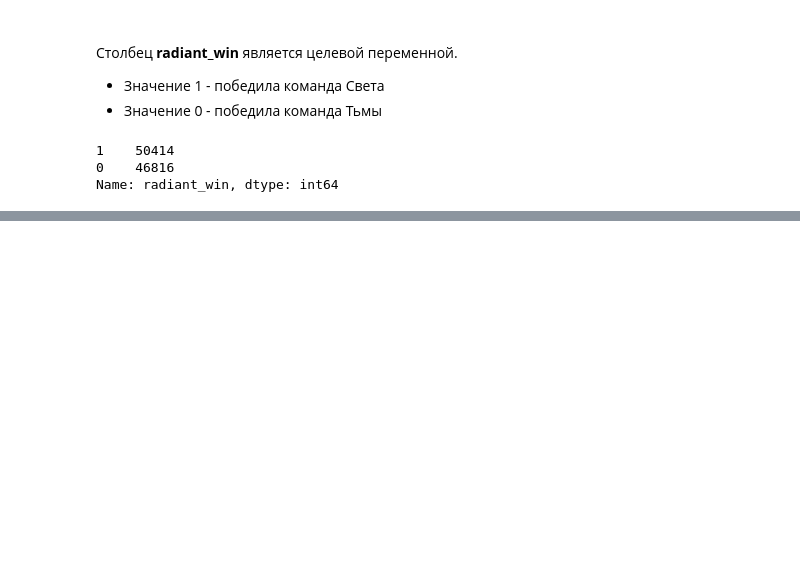
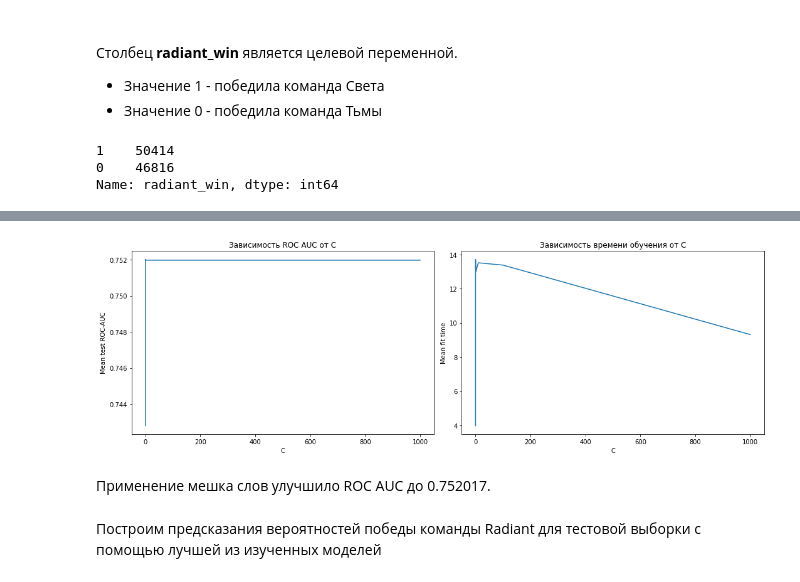
Before and after one commit to MedvedevDenis/Introduction-to-machine-learning, a Jupyter notebook: Проект предсказания победителя в онлайн-игре/Предсказания победителя в онлайн-игре.ipynb, the cells around one changed output, grey strips where cells are left out. Cells and saved outputs as stored; diff of their text form; code cells hidden in the pictures; blank space fills up the shorter version.

```diff
--- a/Проект предсказания победителя в онлайн-игре/Предсказания победителя в онлайн-игре.ipynb
+++ b/Проект предсказания победителя в онлайн-игре/Предсказания победителя в онлайн-игре.ipynb
@@ -52,0 +292,2 @@ grid_search.fit(X_train, y_train)
+# %%
+X_train_numeric_wh_scaled = StandardScaler().fit_transform(X_train_numeric_wh)
@@ -52,0 +296,4 @@ grid_search.fit(X_train, y_train)
+# %%
+grid_search = GridSearchCV(logistic_regression, params, scoring = "roc_auc", cv = cv, n_jobs = -1)
+# %%
+grid_search.fit(X_train_numeric_wh_scaled, y_train)
@@ -52,0 +306,3 @@ grid_search.fit(X_train, y_train)
+# %%
+lr_results = pd.DataFrame(grid_search.cv_results_)
+lr_results["fit_time"] = lr_results["mean_fit_time"]*cv.n_splits
@@ -52,0 +327,6 @@ grid_search.fit(X_train, y_train)
+# %%
+plot_cv(lr_results, param = "C")
+# %% [output]
+[figure, added]
+# %% [markdown]
+Применение мешка слов улучшило ROC AUC до 0.752017.
@@ -52,0 +335,2 @@ grid_search.fit(X_train, y_train)
+# %% [markdown]
+Построим предсказания вероятностей победы команды Radiant для тестовой выборки с помощью лучшей из изученных моделей
```
Also changed, not shown: parts of 68 cells of this notebook, 1 other file.
